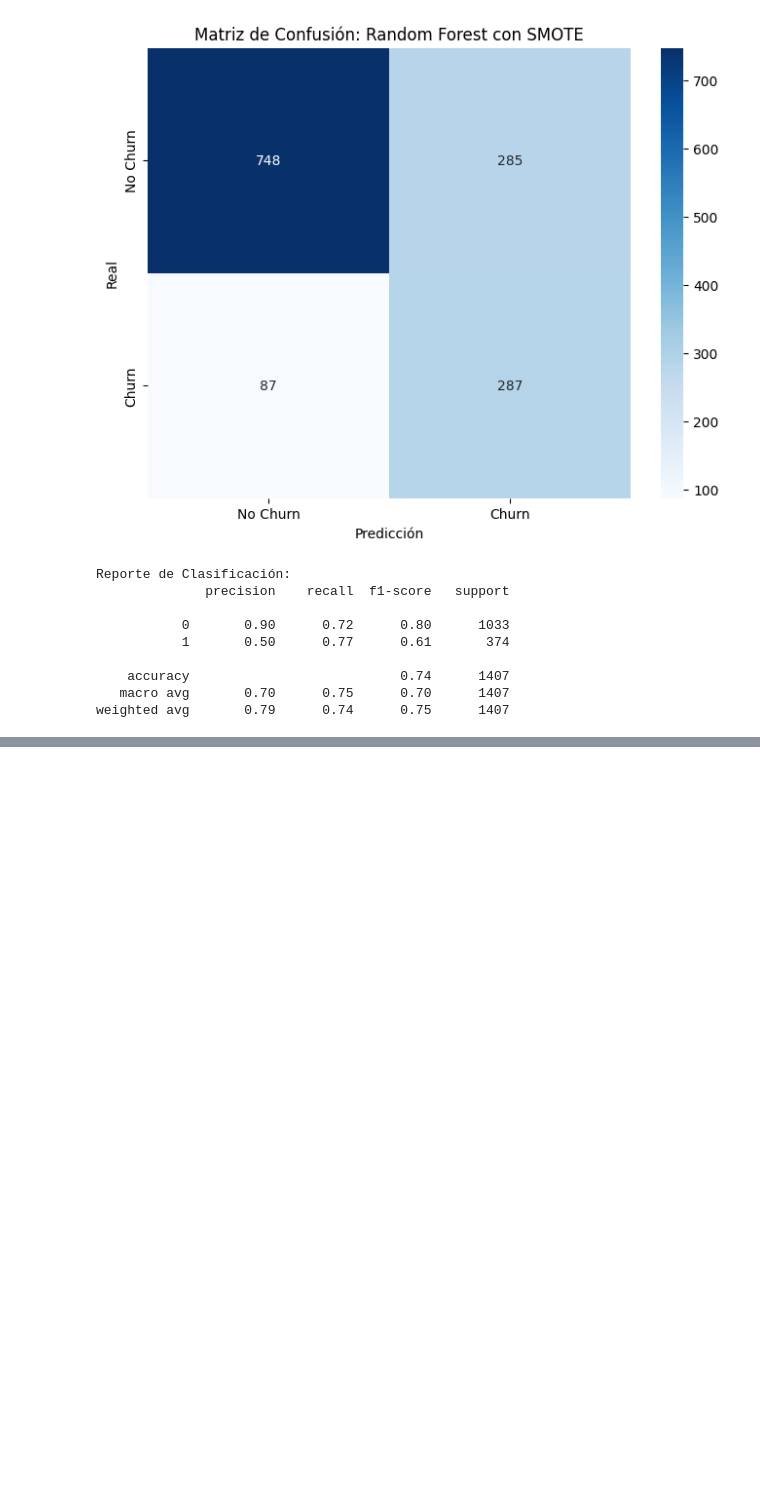
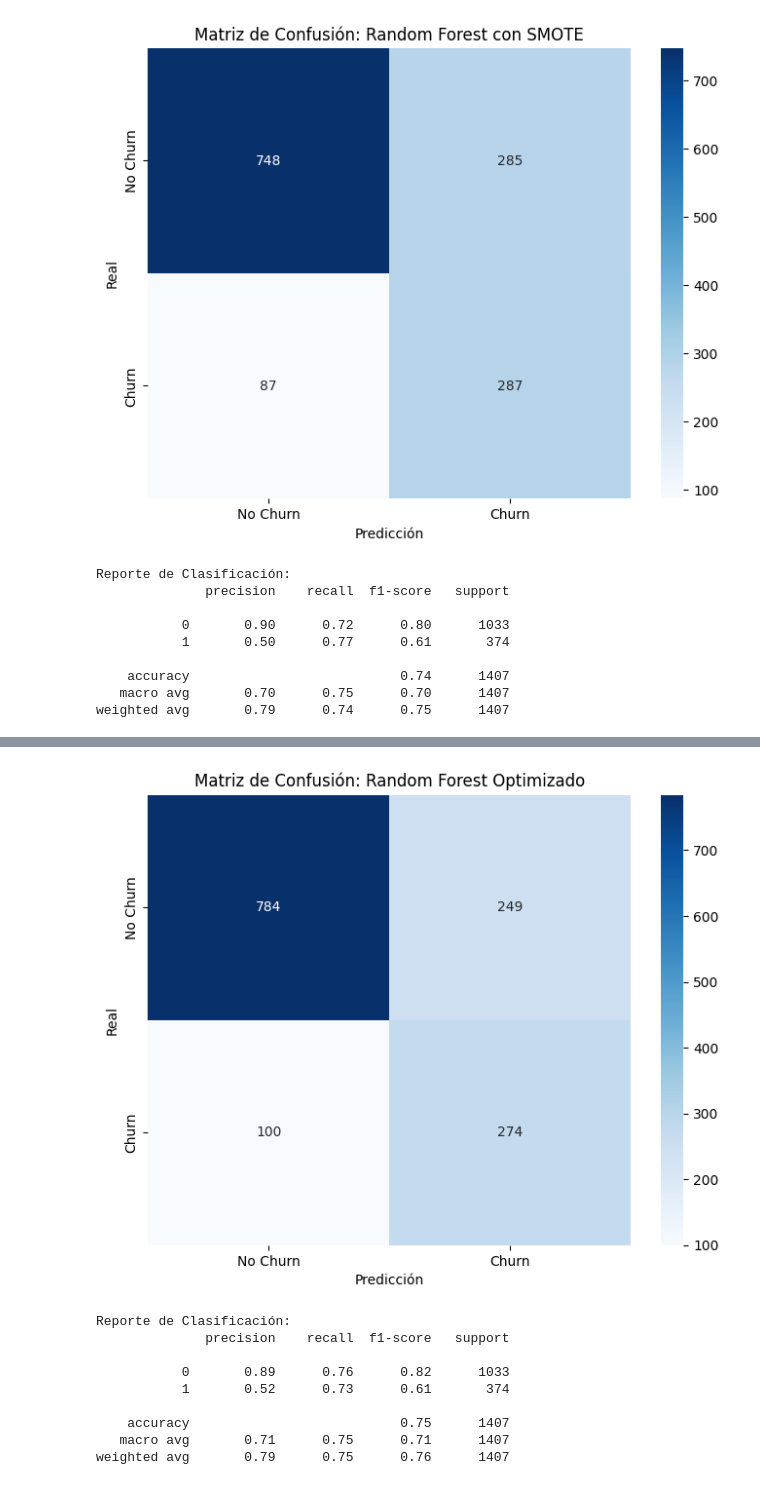
Before and after one commit to soyjosep/proyecto_prediccion_de_clientes, a Jupyter notebook: churn_prediction.ipynb, the cells around one changed output, grey strips where cells are left out. Cells and saved outputs as stored; diff of their text form; code cells hidden in the pictures; blank space fills up the shorter version.

Commit message:
Ajuste Final del Modelo Random Forest con GridSearchCV

```diff
--- a/churn_prediction.ipynb
+++ b/churn_prediction.ipynb
@@ -737,0 +751,64 @@ weighted avg       0.79      0.74      0.75      1407
+# %%
+# Definir el modelo base
+rf_base = RandomForestClassifier(random_state=42, class_weight='balanced')
+
+# Definir los hiperparámetros a ajustar
+param_grid = {
+    'n_estimators': [100, 200, 300],          # Número de árboles
+    'max_depth': [5, 10, 20],                 # Profundidad máxima
+    'min_samples_split': [5, 10, 20],         # Mínimas muestras para dividir un nodo
+    'min_samples_leaf': [2, 4, 6]             # Mínimas muestras en una hoja
+}
+
+# Configurar GridSearchCV
+grid_search = GridSearchCV(
+    estimator=rf_base,
+    param_grid=param_grid,
+    scoring='f1_macro',  # Métrica de optimización
+    cv=5,                # Validación cruzada de 5 folds
+    verbose=2,
+    n_jobs=-1            # Utilizar todos los núcleos disponibles
+)
+
+# Aplicar SMOTE al conjunto de entrenamiento
+smote = SMOTE(random_state=42)
+X_train_smote, y_train_smote = smote.fit_resample(X_train, y_train)
+
+# Ajustar el modelo con GridSearchCV
+grid_search.fit(X_train_smote, y_train_smote)
+
+# Obtener los mejores hiperparámetros
+best_params = grid_search.best_params_
+print("Mejores hiperparámetros encontrados:", best_params)
+
+# Entrenar el modelo optimizado
+rf_optimized = RandomForestClassifier(**best_params, random_state=42, class_weight='balanced')
+rf_optimized.fit(X_train_smote, y_train_smote)
+
+# Realizar predicciones
+y_pred_rf_opt = rf_optimized.predict(X_test)
+
+# Evaluar el modelo optimizado
+accuracy_rf_opt = accuracy_score(y_test, y_pred_rf_opt)
+conf_matrix_rf_opt = confusion_matrix(y_test, y_pred_rf_opt)
+class_report_rf_opt = classification_report(y_test, y_pred_rf_opt)
+
+# Mostrar resultados
+print("\n### Evaluación del Modelo Optimizado: Random Forest ###\n")
+print(f"Precisión del modelo: {accuracy_rf_opt:.4f}")
+print("\nMatriz de Confusión:")
+print(conf_matrix_rf_opt)
+
+# Visualizar la matriz de confusión
+plt.figure(figsize=(8, 6))
+sns.heatmap(conf_matrix_rf_opt, annot=True, fmt="d", cmap="Blues",
+            xticklabels=["No Churn", "Churn"], yticklabels=["No Churn", "Churn"])
+plt.title("Matriz de Confusión: Random Forest Optimizado")
+plt.xlabel("Predicción")
+plt.ylabel("Real")
+plt.show()
+
+# Reporte de clasificación
+print("\nReporte de Clasificación:")
+print(class_report_rf_opt)
+# %% [output]
@@ -737,0 +849,10 @@ weighted avg       0.79      0.74      0.75      1407
+[figure, added]
+Reporte de Clasificación:
+              precision    recall  f1-score   support
+
+           0       0.89      0.76      0.82      1033
+           1       0.52      0.73      0.61       374
+
+    accuracy                           0.75      1407
+   macro avg       0.71      0.75      0.71      1407
+weighted avg       0.79      0.75      0.76      1407
```
Also changed, not shown: parts of 3 cells of this notebook.
